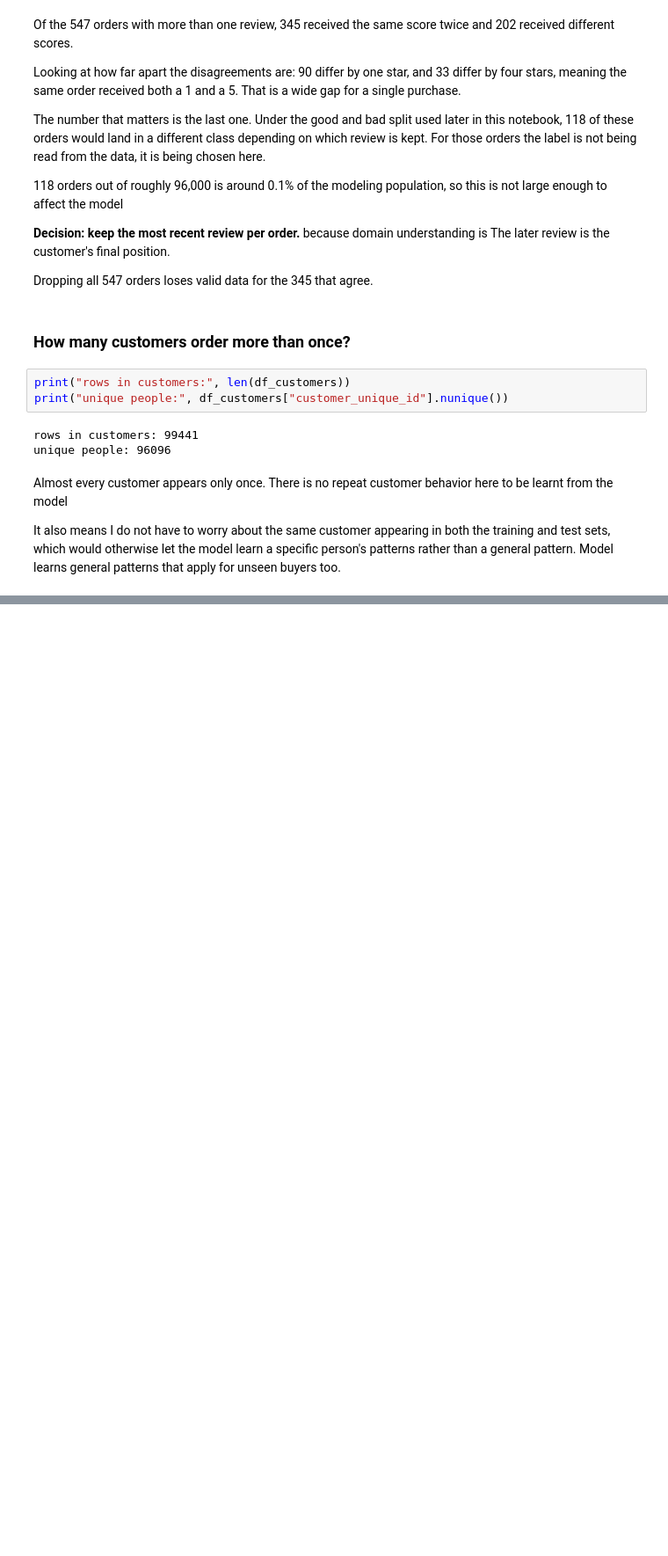
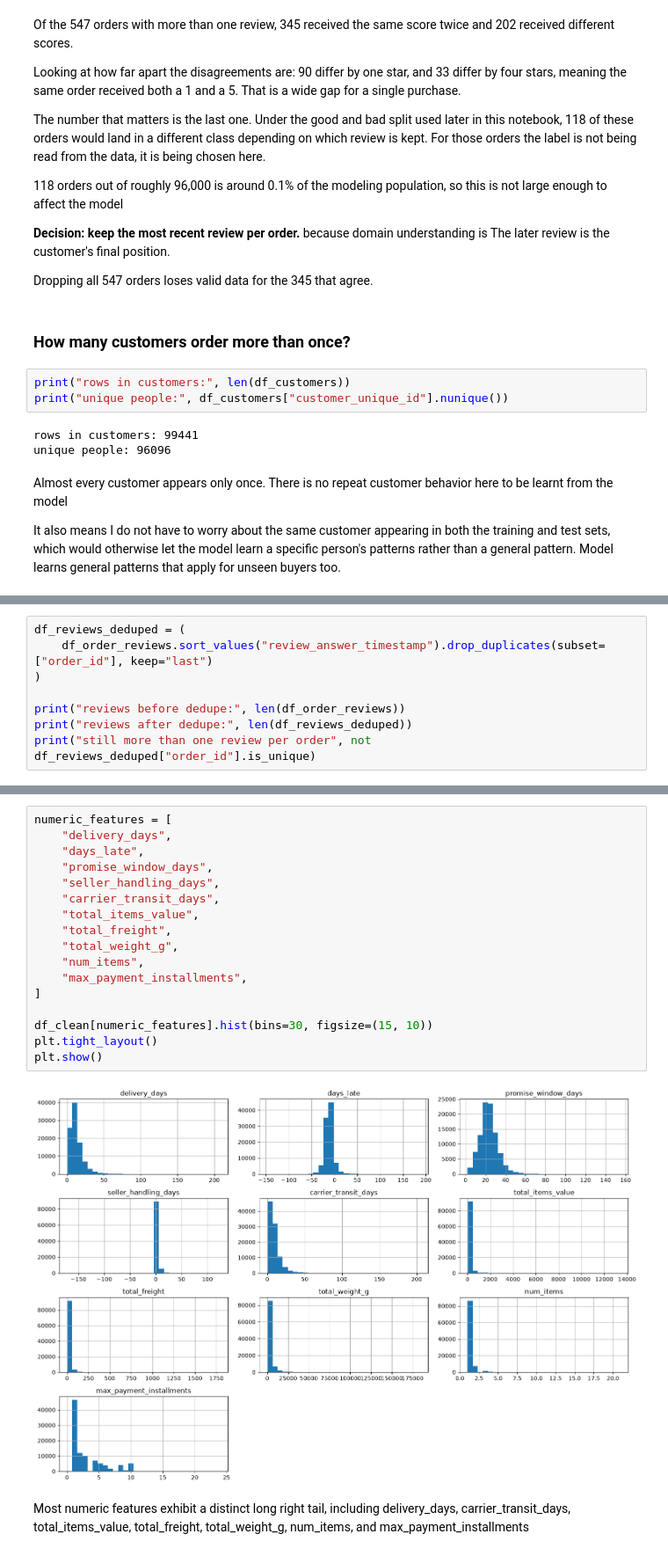
Before and after one commit to MahdhiS/olist-review-prediction, a Jupyter notebook: notebooks/01_eda.ipynb, the cells around one changed output, grey strips where cells are left out. Shown at 88% size. Cells and saved outputs as stored; diff of their text form; blank space fills up the shorter version.

```diff
--- a/notebooks/01_eda.ipynb
+++ b/notebooks/01_eda.ipynb
@@ -467,0 +556,8 @@ Green edges are one to one or many to one, so those tables merge onto orders dir
+# %%
+df_reviews_deduped = (
+    df_order_reviews.sort_values("review_answer_timestamp").drop_duplicates(subset=["order_id"], keep="last")
+)
+
+print("reviews before dedupe:", len(df_order_reviews))
+print("reviews after dedupe:", len(df_reviews_deduped))
+print("still more than one review per order", not df_reviews_deduped["order_id"].is_unique)
@@ -467,0 +1302,21 @@ Green edges are one to one or many to one, so those tables merge onto orders dir
+# %%
+numeric_features = [
+    "delivery_days",
+    "days_late",
+    "promise_window_days",
+    "seller_handling_days",
+    "carrier_transit_days",
+    "total_items_value",
+    "total_freight",
+    "total_weight_g",
+    "num_items",
+    "max_payment_installments",
+]
+
+df_clean[numeric_features].hist(bins=30, figsize=(15, 10))
+plt.tight_layout()
+plt.show()
+# %% [output]
+[figure, added]
+# %% [markdown]
+Most numeric features exhibit a distinct long right tail, including delivery_days, carrier_transit_days, total_items_value, total_freight, total_weight_g, num_items, and max_payment_installments
```
Also changed, not shown: parts of 119 cells of this notebook.
